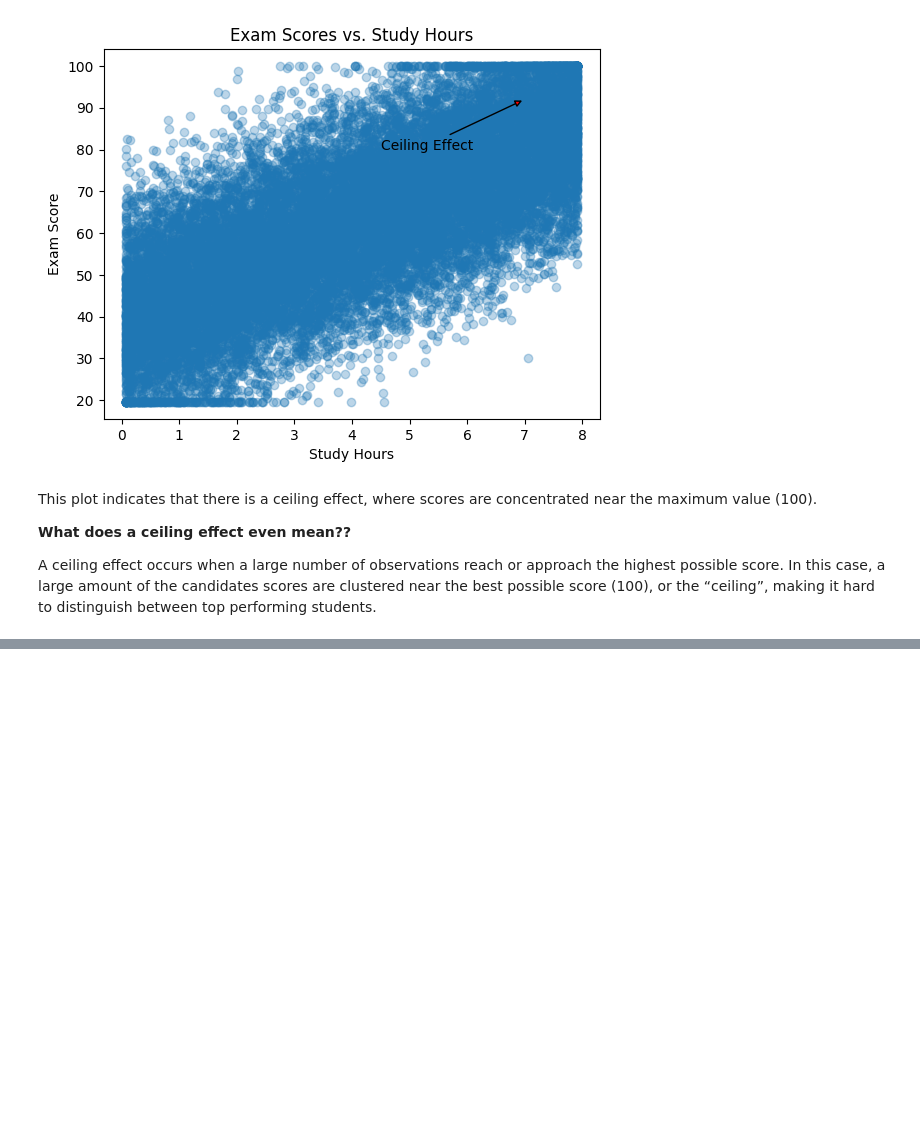
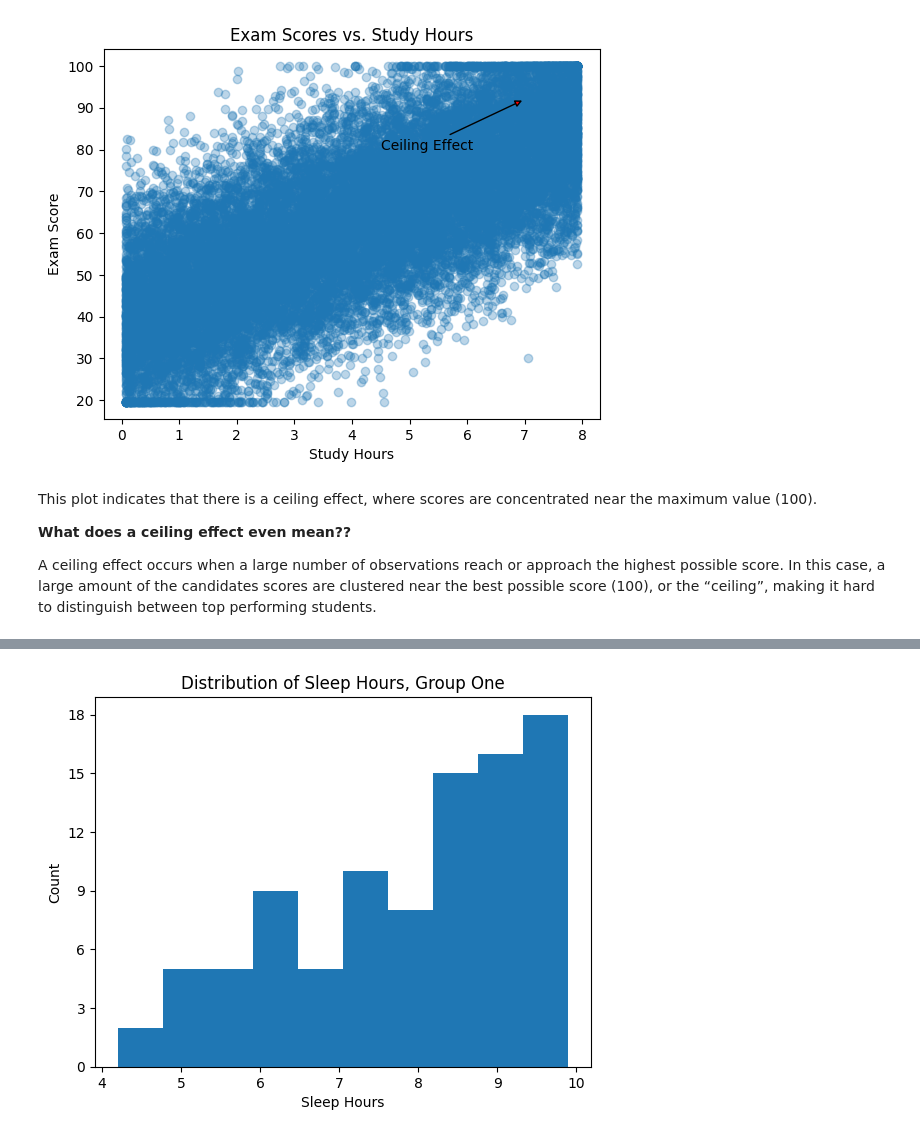
Before and after one commit to Bolajiiii/Data-Science-From-Scratch-Journey, a Jupyter notebook: chapter_5/03_questioning_the_data.ipynb, the cells around one changed output, grey strips where cells are left out. Cells and saved outputs as stored; diff of their text form; code cells hidden in the pictures; blank space fills up the shorter version.

```diff
--- a/chapter_5/03_questioning_the_data.ipynb
+++ b/chapter_5/03_questioning_the_data.ipynb
@@ -59,0 +105,13 @@ A ceiling effect occurs when a large number of observations reach or approach th
+# %%
+group_one = df[(df['exam_score'] >= 80) & (df['study_hours'] < 3)]
+# %%
+plt.hist(group_one['sleep_hours'])
+
+plt.title('Distribution of Sleep Hours, Group One')
+plt.xlabel('Sleep Hours')
+plt.ylabel('Count')
+plt.yticks(np.arange(0, 19, 3))
+
+plt.show()
+# %% [output]
+[figure, added]
```
Also changed, not shown: parts of 14 cells of this notebook.
